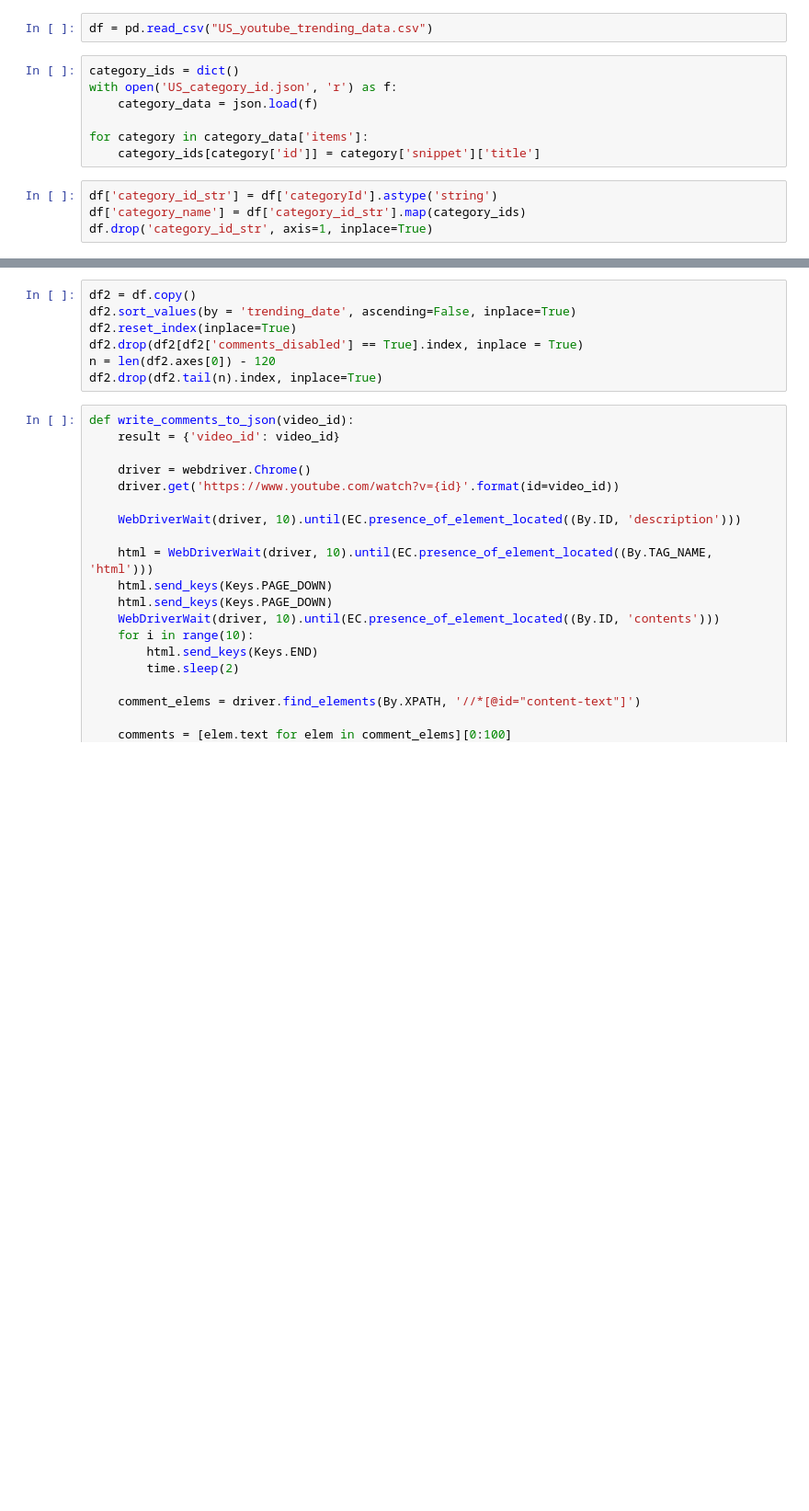
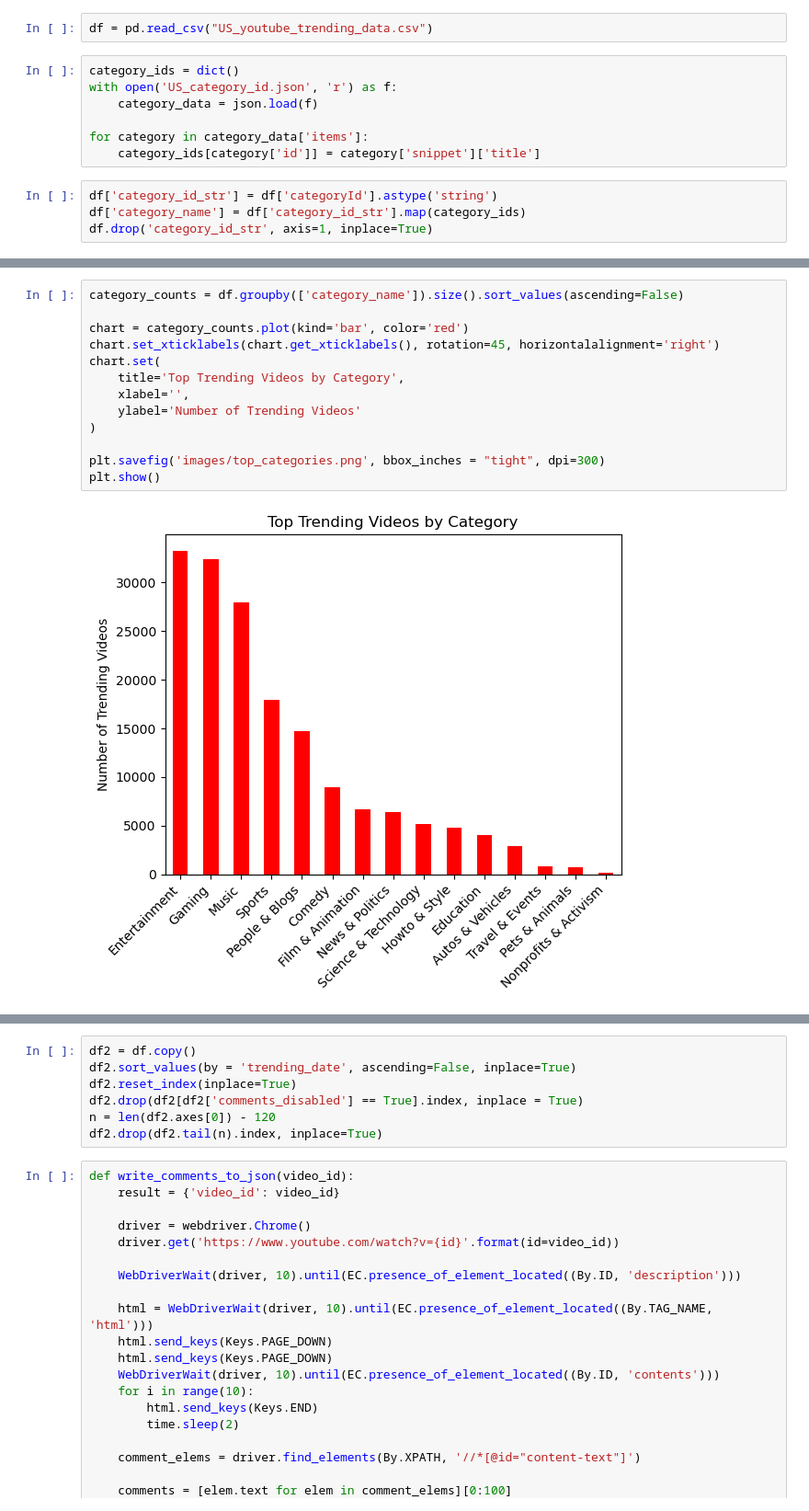
Before and after one commit to rcolby/dscapstone, a Jupyter notebook: YouTube Sentiment Analysis.ipynb, the cells around one changed output, grey strips where cells are left out. Shown: that part at 92% size. Saved outputs shown, nothing was run; the diff lists cells and outputs as text; blank space fills up the shorter version.

```diff
--- a/YouTube Sentiment Analysis.ipynb
+++ b/YouTube Sentiment Analysis.ipynb
@@ -52,0 +67,15 @@ Count - unique description sentiments:  1
+# %%
+category_counts = df.groupby(['category_name']).size().sort_values(ascending=False)
+
+chart = category_counts.plot(kind='bar', color='red')
+chart.set_xticklabels(chart.get_xticklabels(), rotation=45, horizontalalignment='right')
+chart.set(
+    title='Top Trending Videos by Category',
+    xlabel='',
+    ylabel='Number of Trending Videos'
+)
+
+plt.savefig('images/top_categories.png', bbox_inches = "tight", dpi=300)
+plt.show()
+# %% [output]
+[figure, added]
```
Also changed, not shown: parts of 9 cells of this notebook, 2 other files.
